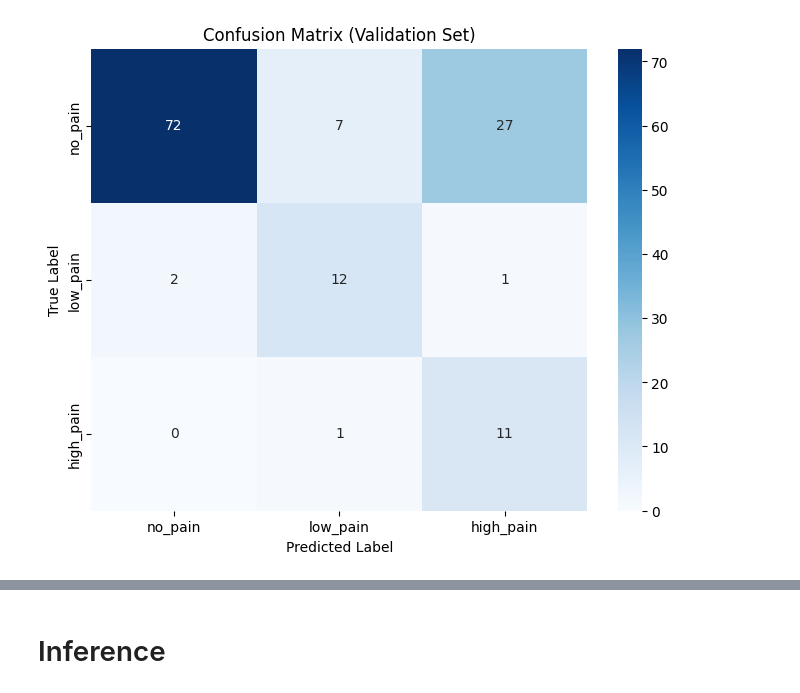
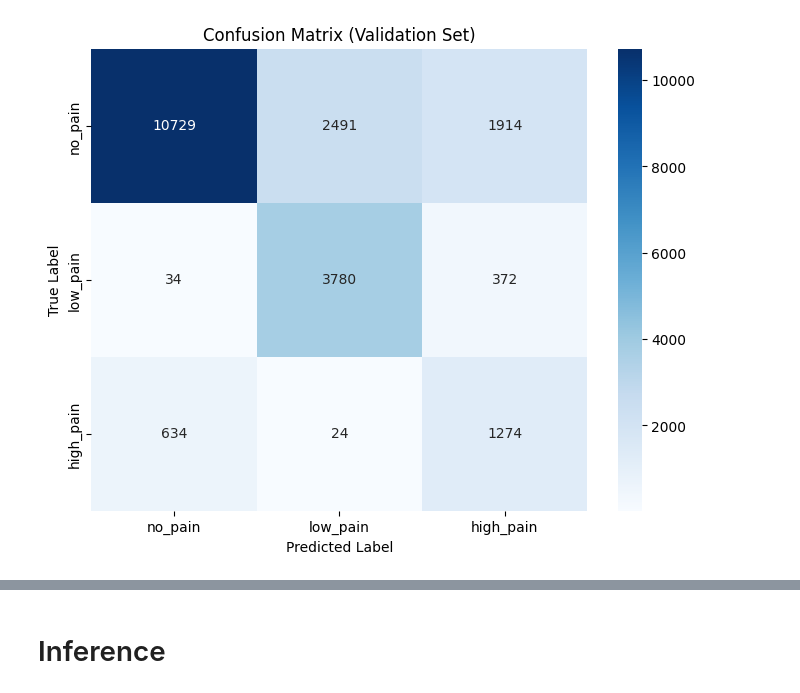
Before and after one commit to francinze/Ch_An2DL, a Jupyter notebook: model_training.ipynb, the cells around one changed output, grey strips where cells are left out. Cells and saved outputs as stored; diff of their text form; code cells hidden in the pictures.

```diff
--- a/model_training.ipynb
+++ b/model_training.ipynb
@@ -313,36 +331,37 @@ KeyboardInterrupt:
 # %%
-# @title Confusion Matrix
+# @title Confusion Matrix
 from sklearn.metrics import confusion_matrix
 import seaborn as sns
 import matplotlib.pyplot as plt
 
-# Get predictions for the validation set
+# Get predictions for the validation set using embedding model
 model.eval()
 val_predictions = []
 val_targets = []
 with torch.no_grad():
-    for inputs, targets in val_loader:
-        inputs = inputs.to(device)
-        outputs = model(inputs)
+    for cat_batch, cont_batch, targets in val_loader:
+        cat_batch = cat_batch.to(device)
+        cont_batch = cont_batch.to(device)
+        outputs = model(cat_batch, cont_batch)
         _, predicted = torch.max(outputs.data, 1)
         val_predictions.extend(predicted.cpu().numpy())
         val_targets.extend(targets.cpu().numpy())
 
 # Calculate the confusion matrix
 cm = confusion_matrix(val_targets, val_predictions)
 
 # Define class labels
 class_labels = ['no_pain', 'low_pain', 'high_pain']
 
 # Plot the confusion matrix
 plt.figure(figsize=(8, 6))
 sns.heatmap(cm, annot=True, fmt='d', cmap='Blues', xticklabels=class_labels, yticklabels=class_labels)
 plt.xlabel('Predicted Label')
 plt.ylabel('True Label')
 plt.title('Confusion Matrix (Validation Set)')
 plt.show()
 # %% [output]
-[figure, old version]
+[figure, new version]
 # %%
 # @title Plot History
 
```
Also changed, not shown: parts of 7 cells of this notebook, 9 other files.
